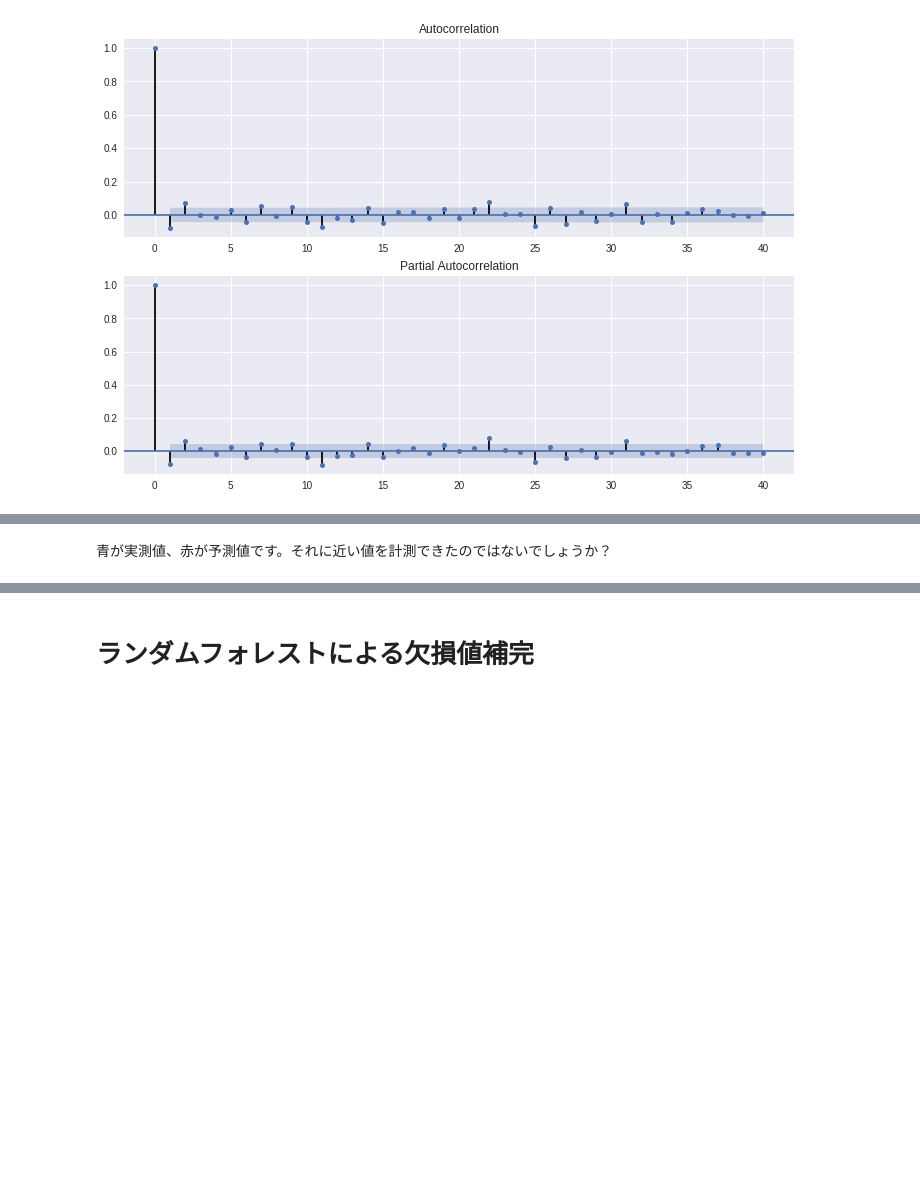
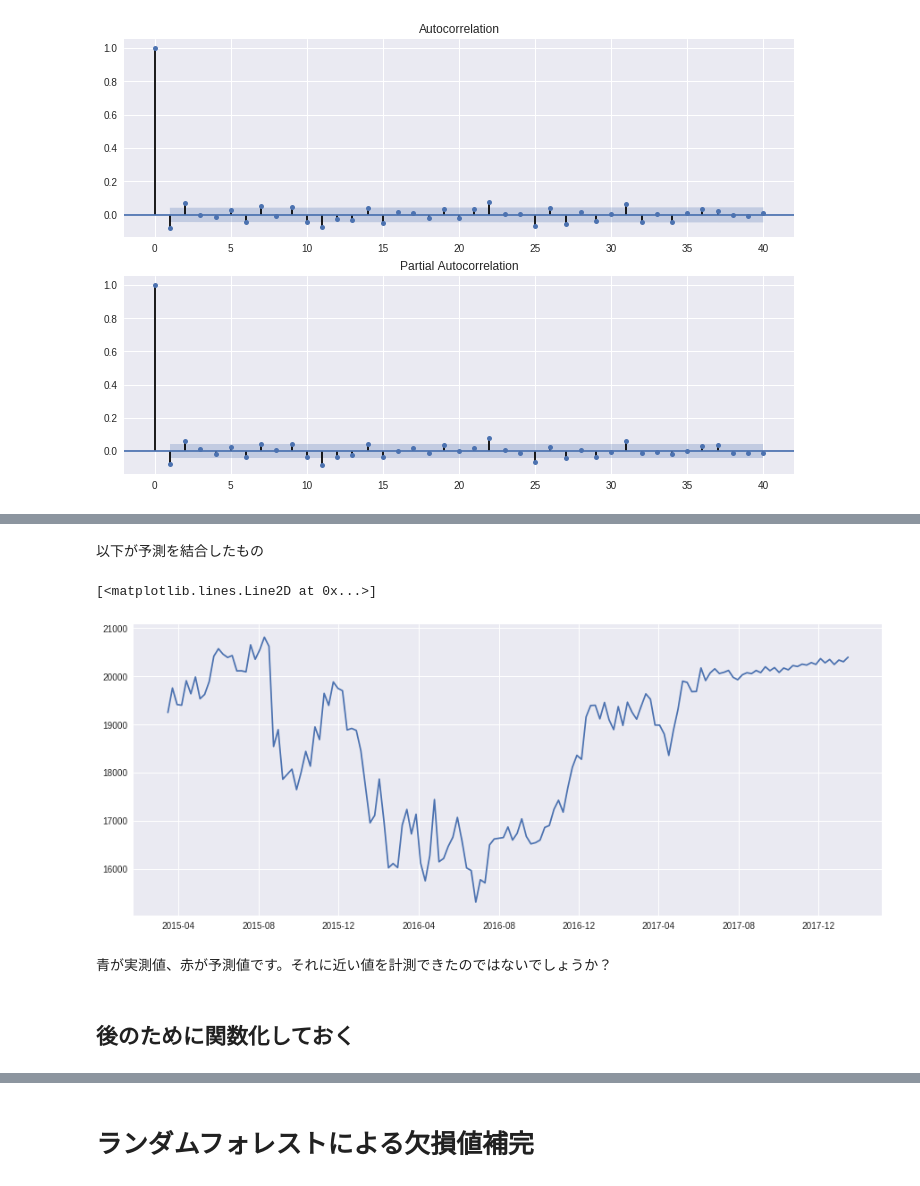
Before and after one commit to elect000/Journal, a Jupyter notebook: value-tracker/report/python/report.ipynb, the cells around one changed output, grey strips where cells are left out. Cells and saved outputs as stored; diff of their text form; code cells hidden in the pictures; blank space fills up the shorter version.

```diff
--- a/value-tracker/report/python/report.ipynb
+++ b/value-tracker/report/python/report.ipynb
@@ -243,2 +225,12 @@ plt.plot(pred, "r")
+# %% [markdown]
+以下が予測を結合したもの
+# %%
+data_extra = pd.concat( [data_normal, pred[data_normal.index[-1] + 1:]] )
+plt.plot(data_extra[:-150:-1])
+# %% [output]
+[<matplotlib.lines.Line2D at 0x...>]
+[figure, added]
 # %% [markdown]
 青が実測値、赤が予測値です。それに近い値を計測できたのではないでしょうか？
+# %% [markdown]
+## 後のために関数化しておく
```
Also changed, not shown: parts of 9 cells of this notebook, 1 other file.
